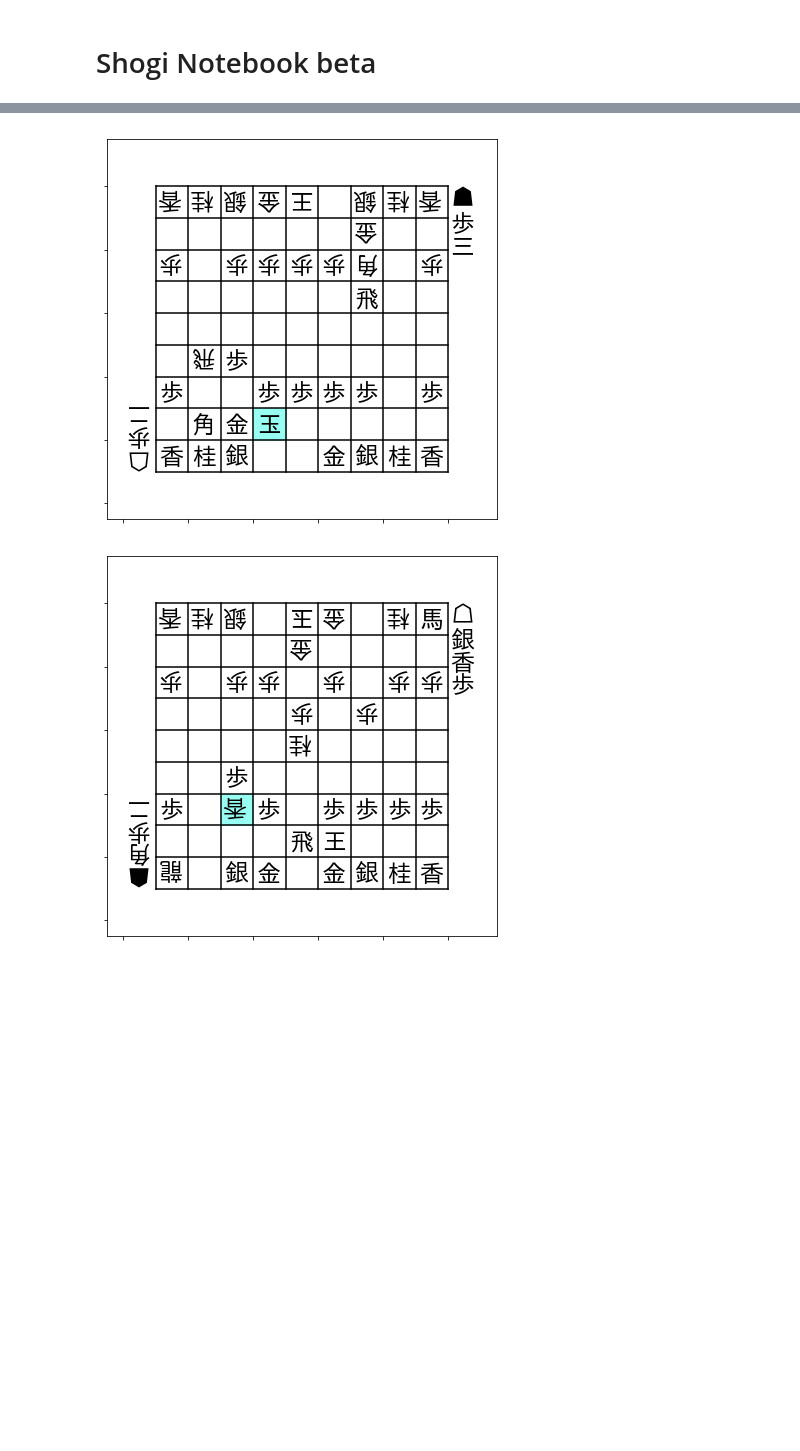
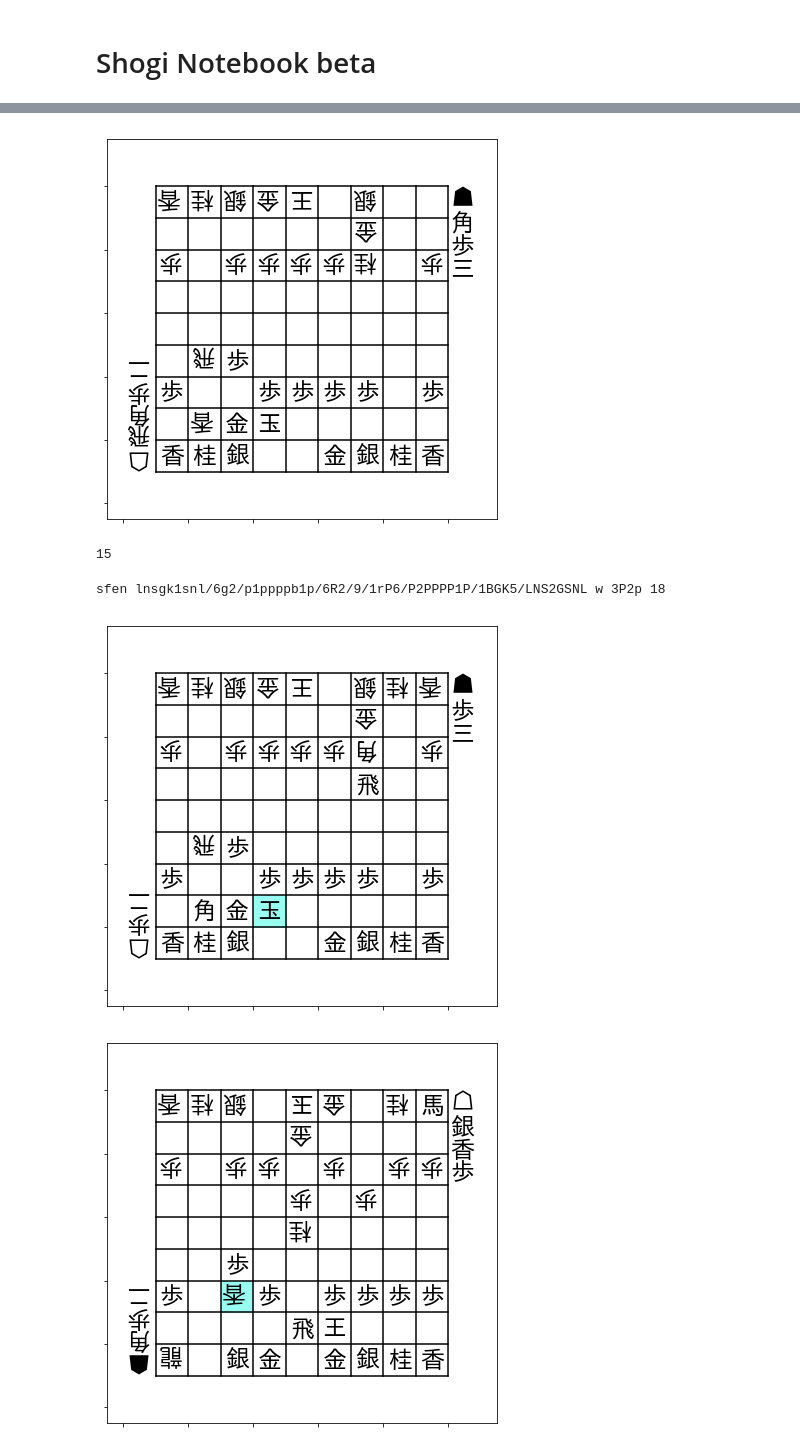
Before and after one commit to tibigame/HandicappedRook, a Jupyter notebook: tool/Shogi Notebook/Shogi Notebook.ipynb, the cells around one changed output, grey strips where cells are left out. Drawn from its saved outputs; the diff is of its cells as text; code cells hidden in the pictures; blank space fills up the shorter version.

```diff
--- a/tool/Shogi Notebook/Shogi Notebook.ipynb
+++ b/tool/Shogi Notebook/Shogi Notebook.ipynb
@@ -6,6 +41,23 @@ from subject import subject
+# %%
+# 駒を移動させるサンプル
+from Board import Board
+from subject import subject
+from Bitboard import B_BLACK, B_WHITE
+A = Board(subject['横歩取り']['33角']['勇気'])
+A.move("1a8h")
+A.move("3d3c+")
+A.move("2a3c")
+A.plot()
+A.count_b_bitboard(B_BLACK) # 先手陣の駒は15枚
+# %% [output]
+[figure, added]
+15
 # %%
-Board(subject['横歩取り']['33角']['勇気']).plot((6, 8))
+Yuuki = Board(subject['横歩取り']['33角']['勇気'])
+print(Yuuki.get_sfen())
+Yuuki.plot((6, 8))
 # %% [output]
+sfen lnsgk1snl/6g2/p1ppppb1p/6R2/9/1rP6/P2PPPP1P/1BGK5/LNS2GSNL w 3P2p 18
 [figure]
 # %%
 Board(subject['ゴキゲン中飛車']['超急戦']['都成']).plot123((3, 3))
```
Also changed, not shown: parts of 3 cells of this notebook, 1 other file.
